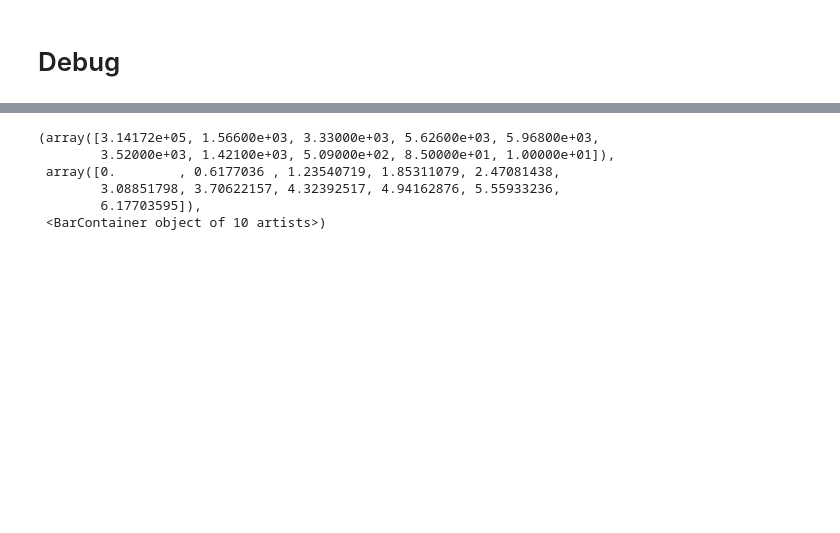
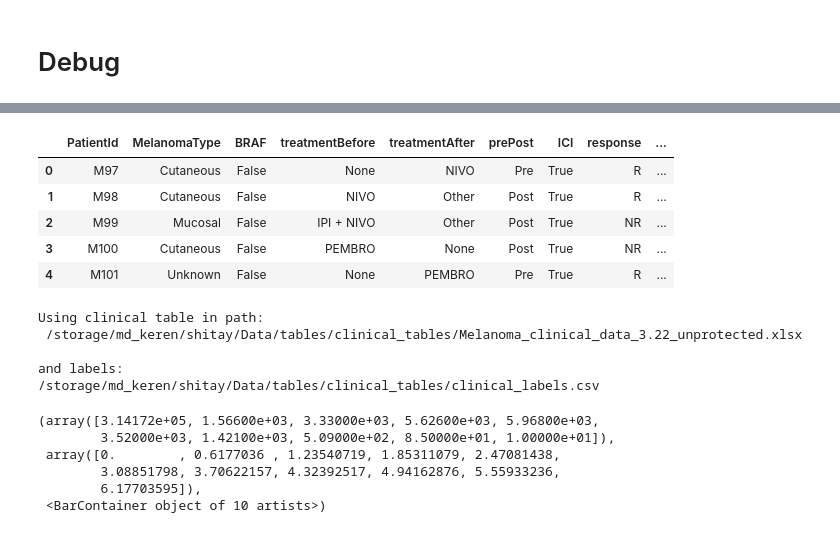
Before and after one commit to ItayShlosberg/classifying-response-to-immunotherapy, a Jupyter notebook: data_analysis/SERVER_NBS/RESPONSE_ANALYSIS/myeloids_CD8_analysis_R_vs_NR.ipynb, the cells around one changed output, grey strips where cells are left out. Drawn from its saved outputs; the diff is of its cells as text; code cells hidden in the pictures; blank space fills up the shorter version.

```diff
--- a/data_analysis/SERVER_NBS/RESPONSE_ANALYSIS/myeloids_CD8_analysis_R_vs_NR.ipynb
+++ b/data_analysis/SERVER_NBS/RESPONSE_ANALYSIS/myeloids_CD8_analysis_R_vs_NR.ipynb
@@ -662,3 +721,25 @@ KeyError: 'M100'
+# %%
+df = get_interpreted_clinical_table(ICI=False, treatmentBefore=None, treatmentAfter=None, treatment=None, response=None,
+                                   melanomaType=None)
+df.head()
+# %% [output]
+|  | PatientId | MelanomaType | BRAF | treatmentBefore | treatmentAfter | prePost | ICI | response | ... |
+| 0 | M97 | Cutaneous | False | None | NIVO | Pre | True | R | ... |
+| 1 | M98 | Cutaneous | False | NIVO | Other | Post | True | R | ... |
+| 2 | M99 | Mucosal | False | IPI + NIVO | Other | Post | True | NR | ... |
+| 3 | M100 | Cutaneous | False | PEMBRO | None | Post | True | NR | ... |
+| 4 | M101 | Unknown | False | None | PEMBRO | Pre | True | R | ... |
+# %%
+ddd = get_constant_cohort(3) #get_clinical_data(71)#ICI=True, after_biopsy='ICI')
+
+
+res = df[df.PatientId.isin(ddd['Patient id'])].sort_values(['MelanomaType', 'response']).reset_index(drop=True).drop(columns=['treatmentBefore', 'treatmentAfter', 'ICI', 'BRAF'])
+# %% [output]
+Using clinical table in path:
+ /storage/md_keren/shitay/Data/tables/clinical_tables/Melanoma_clinical_data_3.22_unprotected.xlsx
+
+and labels:
+/storage/md_keren/shitay/Data/tables/clinical_tables/clinical_labels.csv
 # %%
 plt.hist(cohort.counts[:, cohort.gene_names.index('CTLA4')])
 # %% [output]
```
Also changed, not shown: parts of 18 cells of this notebook, 10 other files.
